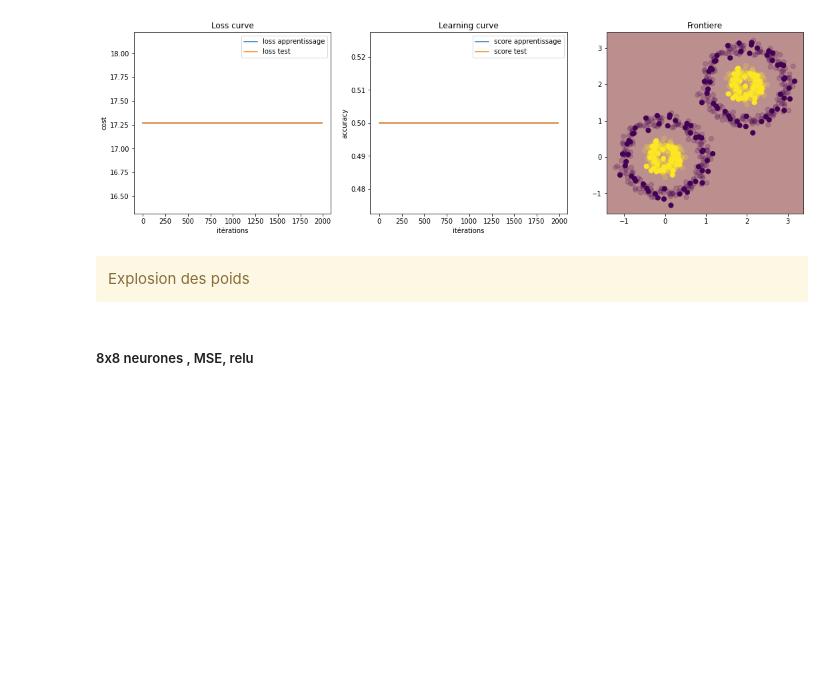
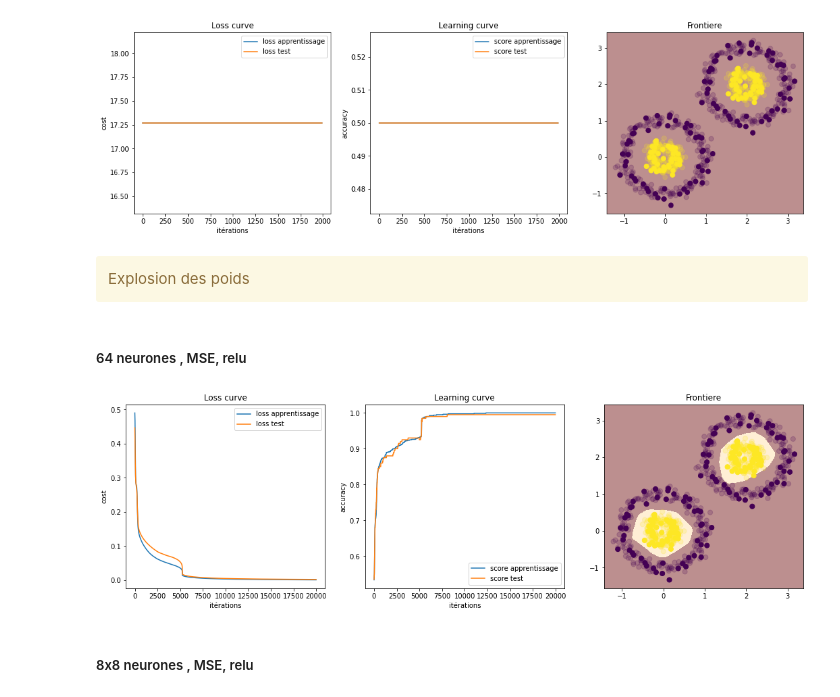
Before and after one commit to morganLantrade/Projets_machine_learning, a Jupyter notebook: projet_mlp.ipynb, the cells around one changed output. Cells and saved outputs as stored; diff of their text form; code cells hidden in the pictures; blank space fills up the shorter version.

```diff
--- a/projet_mlp.ipynb
+++ b/projet_mlp.ipynb
@@ -425,6 +425,13 @@ for w in W:
 # %% [markdown]
 <div class="alert alert-block alert-warning">
 Explosion des poids</div>
+# %% [markdown]
+##### 64 neurones , MSE, relu
+# %%
+W,b,cA,ct,sA,st= learn_affichage(Xa,ya,Xt,yt,[64],0.2,20000,10,activation='relu',cost='MSE')
+afficherApprentissage(cA,ct,sA,st,10,W,b,Xa,Xt,ya,yt,'relu')
+# %% [output]
+[figure, added]
 # %% [markdown]
 ##### 8x8 neurones , MSE, relu
 # %%
```
